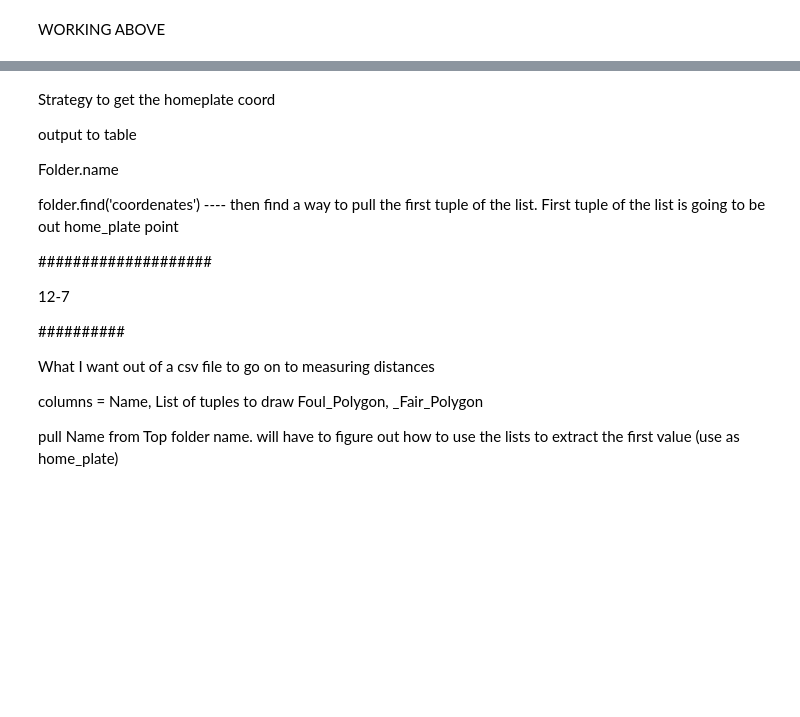
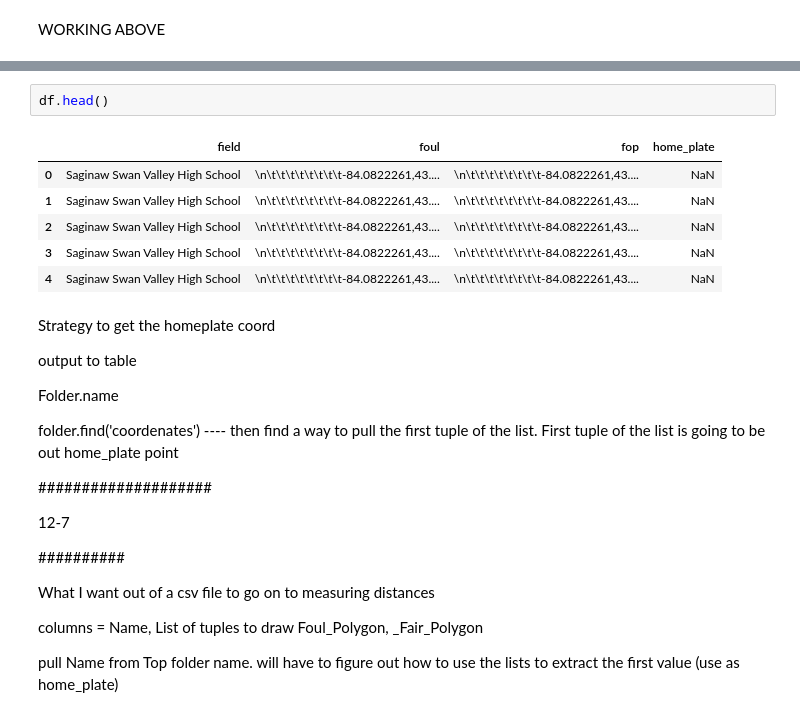
Before and after one commit to JSmith1826/BB_parks, a Jupyter notebook: NEW_Working_Book.ipynb, the cells around one changed output, grey strips where cells are left out. Drawn from its saved outputs; the diff is of its cells as text; blank space fills up the shorter version.

```diff
--- a/NEW_Working_Book.ipynb
+++ b/NEW_Working_Book.ipynb
@@ -52,3 +104,12 @@ TypeError: 'NoneType' object is not callable
+# %%
+df.head()
+# %% [output]
+|  | field | foul | fop | home_plate |
+| 0 | Saginaw Swan Valley High School | \n\t\t\t\t\t\t\t\t-84.0822261,43.... | \n\t\t\t\t\t\t\t\t-84.0822261,43.... | NaN |
+| 1 | Saginaw Swan Valley High School | \n\t\t\t\t\t\t\t\t-84.0822261,43.... | \n\t\t\t\t\t\t\t\t-84.0822261,43.... | NaN |
+| 2 | Saginaw Swan Valley High School | \n\t\t\t\t\t\t\t\t-84.0822261,43.... | \n\t\t\t\t\t\t\t\t-84.0822261,43.... | NaN |
+| 3 | Saginaw Swan Valley High School | \n\t\t\t\t\t\t\t\t-84.0822261,43.... | \n\t\t\t\t\t\t\t\t-84.0822261,43.... | NaN |
+| 4 | Saginaw Swan Valley High School | \n\t\t\t\t\t\t\t\t-84.0822261,43.... | \n\t\t\t\t\t\t\t\t-84.0822261,43.... | NaN |
 # %% [markdown]
 Strategy to get the homeplate coord
 
```
Also changed, not shown: parts of 1 cell of this notebook, 18 other files.
